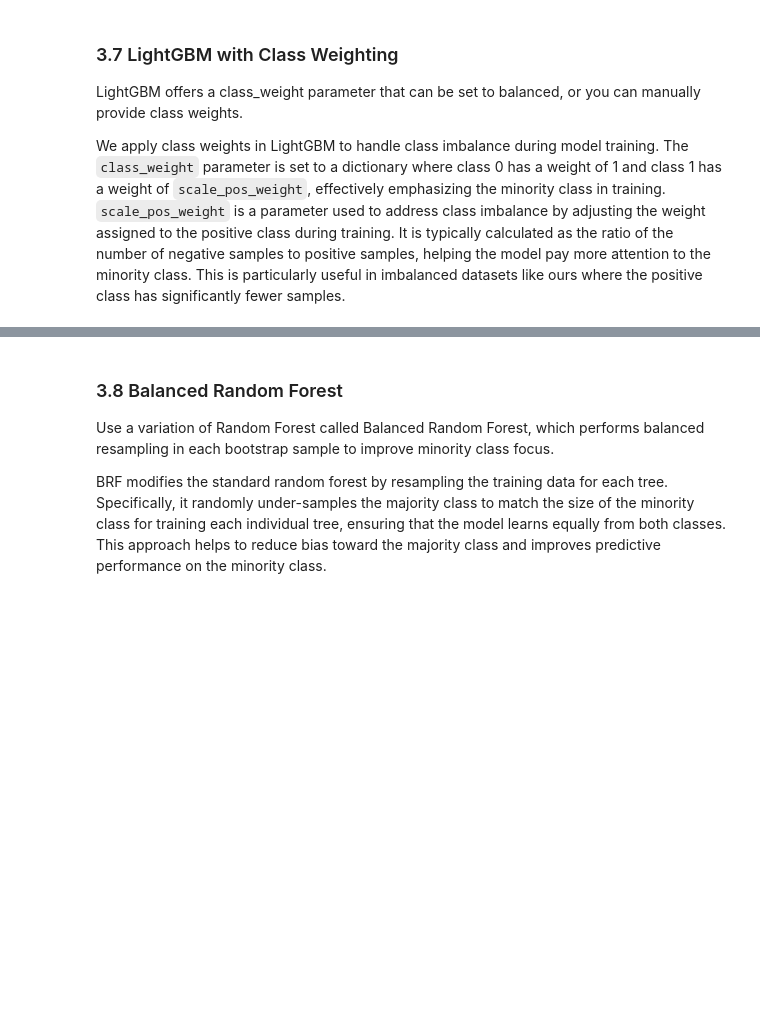
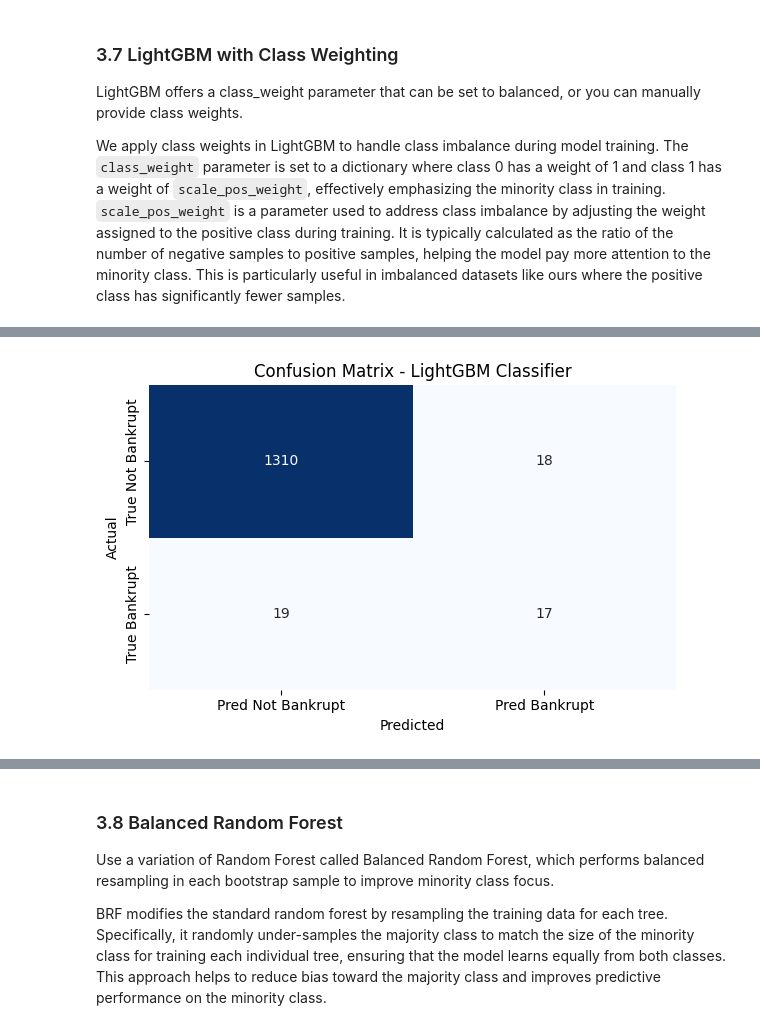
Before and after one commit to v-acha/Predictive-Modeling-Portfolio, a Jupyter notebook: bankruptcy_prediction/bankruptcy_prediction.ipynb, the cells around one changed output, grey strips where cells are left out. Drawn from its saved outputs; the diff is of its cells as text; code cells hidden in the pictures; blank space fills up the shorter version.

```diff
--- a/bankruptcy_prediction/bankruptcy_prediction.ipynb
+++ b/bankruptcy_prediction/bankruptcy_prediction.ipynb
@@ -922,4 +944,20 @@ LightGBM Model Performance
  [  19   17]]
 ROC AUC Score: 0.9323753346720214
 Accuracy: 0.9728739002932552
+# %%
+# Compute the confusion matrix
+conf_matrix_lgb = confusion_matrix(Y_val, y_pred_lgb)
+
+# Plot the confusion matrix
+plt.figure(figsize=(6, 4))
+sns.heatmap(conf_matrix_lgb, annot=True, fmt="d", cmap="Blues", cbar=False,
+            xticklabels=['Pred Not Bankrupt', 'Pred Bankrupt'],
+            yticklabels=['True Not Bankrupt', 'True Bankrupt'])
+plt.xlabel("Predicted")
+plt.ylabel("Actual")
+plt.title("Confusion Matrix - LightGBM Classifier")
+plt.tight_layout()
+plt.show()
+# %% [output]
+[figure, added]
 # %% [markdown]
```
Also changed, not shown: parts of 13 cells of this notebook, 14 other files.
